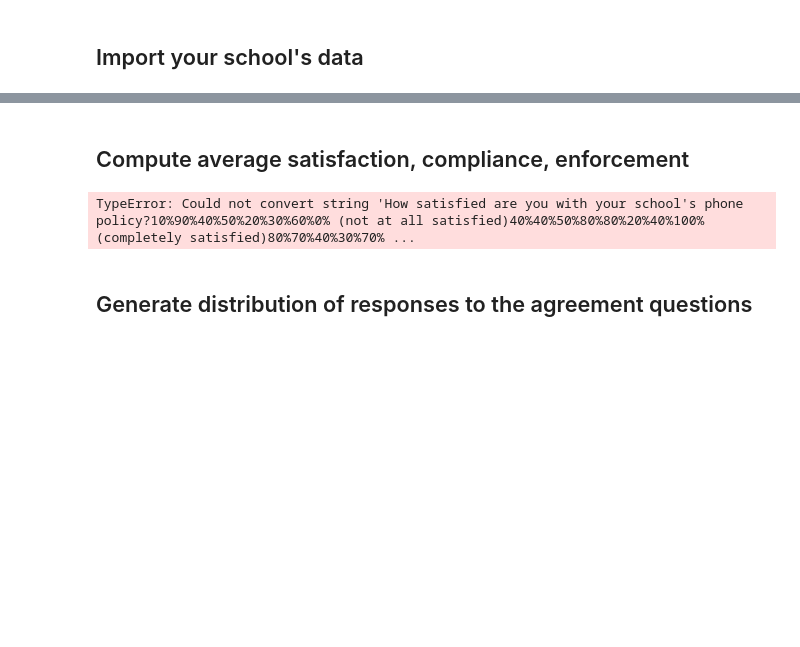
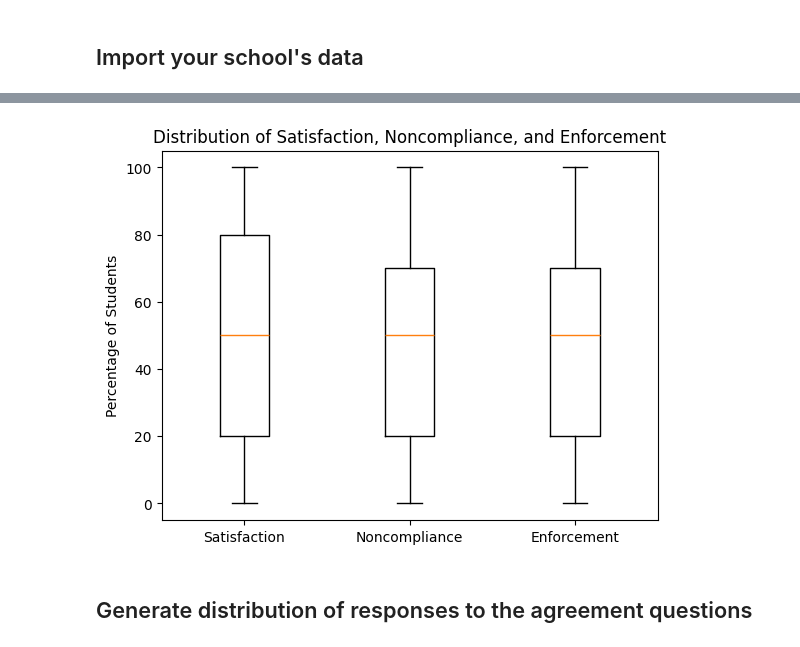
Before and after one commit to sarahhannahwu/taps, a Jupyter notebook: analysis.ipynb, the cells around one changed output, grey strips where cells are left out. Drawn from its saved outputs; the diff is of its cells as text; code cells hidden in the pictures; blank space fills up the shorter version.

```diff
--- a/analysis.ipynb
+++ b/analysis.ipynb
@@ -18,7 +18,31 @@ import seaborn as sns
 ## Import your school's data
 # %%
 school_data = pd.read_csv("student_synthetic_data.csv")
+school_data_num = pd.read_csv("student_synthetic_data_num.csv")
 
 # Display the first few rows of the dataframe
 pd.DataFrame.head(school_data)
+pd.DataFrame.head(school_data_num)
+
+# Compute average satisfaction, compliance, and enforcement and their standard deviations
+# Skip the first row, which contains metadata
+school_data_labels = school_data.iloc[1:]
+school_data_numbers = school_data_num.iloc[1:]
+# Convert relevant columns to numeric types
+school_data_numbers['pif_satisfied'] = pd.to_numeric(school_data_numbers['pif_satisfied'], errors='coerce')
+school_data_numbers['pif_noncompliance'] = pd.to_numeric(school_data_numbers['pif_noncompliance'], errors='coerce')
+school_data_numbers['pif_enforcement'] = pd.to_numeric(school_data_numbers['pif_enforcement'], errors='coerce')
+
+average_satisfaction = school_data_numbers['pif_satisfied'].mean()
+average_noncompliance = school_data_numbers['pif_noncompliance'].mean()
+average_enforcement = school_data_numbers['pif_enforcement'].mean()
+
+std_satisfaction = school_data_numbers['pif_satisfied'].std()
+std_noncompliance = school_data_numbers['pif_noncompliance'].std()
+std_enforcement = school_data_numbers['pif_enforcement'].std()
+
+# Print the results
+print(f"Average Satisfaction: {average_satisfaction:.2f}")
+print(f"Average Noncompliance: {average_noncompliance:.2f}")
+print(f"Average Enforcement: {average_enforcement:.2f}")
 # %% [output]
@@ -32,15 +67,14 @@ pd.DataFrame.head(school_data)
-# %% [markdown]
-## Compute average satisfaction, compliance, enforcement
-# %%
-average_satisfaction = school_data['pif_satisfied'].mean()
-average_compliance = school_data['pif_compliance'].mean()
-average_enforcement = school_data['pif_enforcement'].mean()
-
-# Print the results
-print(f"Average Satisfaction: {average_satisfaction:.2f}")
-print(f"Average Compliance: {average_compliance:.2f}")
-print(f"Average Enforcement: {average_enforcement:.2f}")
-# %% [output]
-TypeError: Could not convert string 'How satisfied are you with your school's phone policy?10%90%40%50%20%30%60%0% (not at all satisfied)40%40%50%80%80%20%40%100% (completely satisfied)80%70%40%30%70% ...
+# %%
+
+# Create a boxplot to visualize the distributions of satisfaction, noncompliance, and enforcement
+data_to_plot = [school_data_numbers['pif_satisfied'].dropna(),
+                school_data_numbers['pif_noncompliance'].dropna(),
+                school_data_numbers['pif_enforcement'].dropna()]
+plt.boxplot(data_to_plot, labels=['Satisfaction', 'Noncompliance', 'Enforcement'])
+plt.title('Distribution of Satisfaction, Noncompliance, and Enforcement')
+plt.ylabel('Percentage of Students')
+plt.show()
+# %% [output]
+[figure, added]
 # %% [markdown]
 ## Generate distribution of responses to the agreement questions
```
Also changed, not shown: parts of 2 cells of this notebook, 1 other file.
